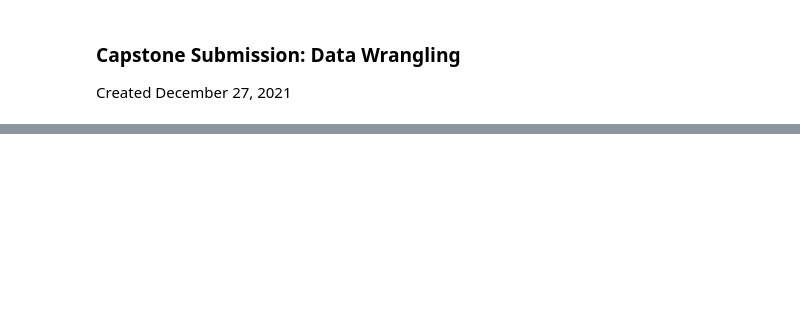
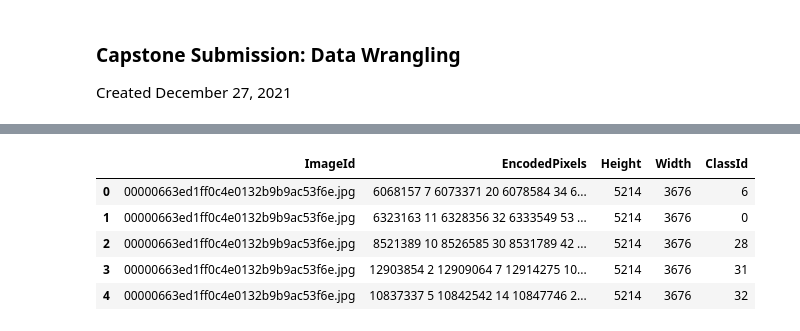
Before and after one commit to narek-g/Capstone_Project, a Jupyter notebook: prototypes/Data-Wrangling.ipynb, the cells around one changed output, grey strips where cells are left out. Saved outputs shown, nothing was run; the diff lists cells and outputs as text; code cells hidden in the pictures; blank space fills up the shorter version.

```diff
--- a/prototypes/Data-Wrangling.ipynb
+++ b/prototypes/Data-Wrangling.ipynb
@@ -11,3 +34,12 @@ import os
+# %%
+df.head()
+# %% [output]
+|  | ImageId | EncodedPixels | Height | Width | ClassId |
+| 0 | 00000663ed1ff0c4e0132b9b9ac53f6e.jpg | 6068157 7 6073371 20 6078584 34 6... | 5214 | 3676 | 6 |
+| 1 | 00000663ed1ff0c4e0132b9b9ac53f6e.jpg | 6323163 11 6328356 32 6333549 53 ... | 5214 | 3676 | 0 |
+| 2 | 00000663ed1ff0c4e0132b9b9ac53f6e.jpg | 8521389 10 8526585 30 8531789 42 ... | 5214 | 3676 | 28 |
+| 3 | 00000663ed1ff0c4e0132b9b9ac53f6e.jpg | 12903854 2 12909064 7 12914275 10... | 5214 | 3676 | 31 |
+| 4 | 00000663ed1ff0c4e0132b9b9ac53f6e.jpg | 10837337 5 10842542 14 10847746 2... | 5214 | 3676 | 32 |
 # %%
 # sys.path.insert(0, '/Users/narekgeghamyan/local_data/capstone_data/')
 data_dir = '/Users/narekgeghamyan/local_data/capstone_data/imaterialist-fashion-2019-FGVC6/train/'
```
Also changed, not shown: parts of 13 cells of this notebook.
